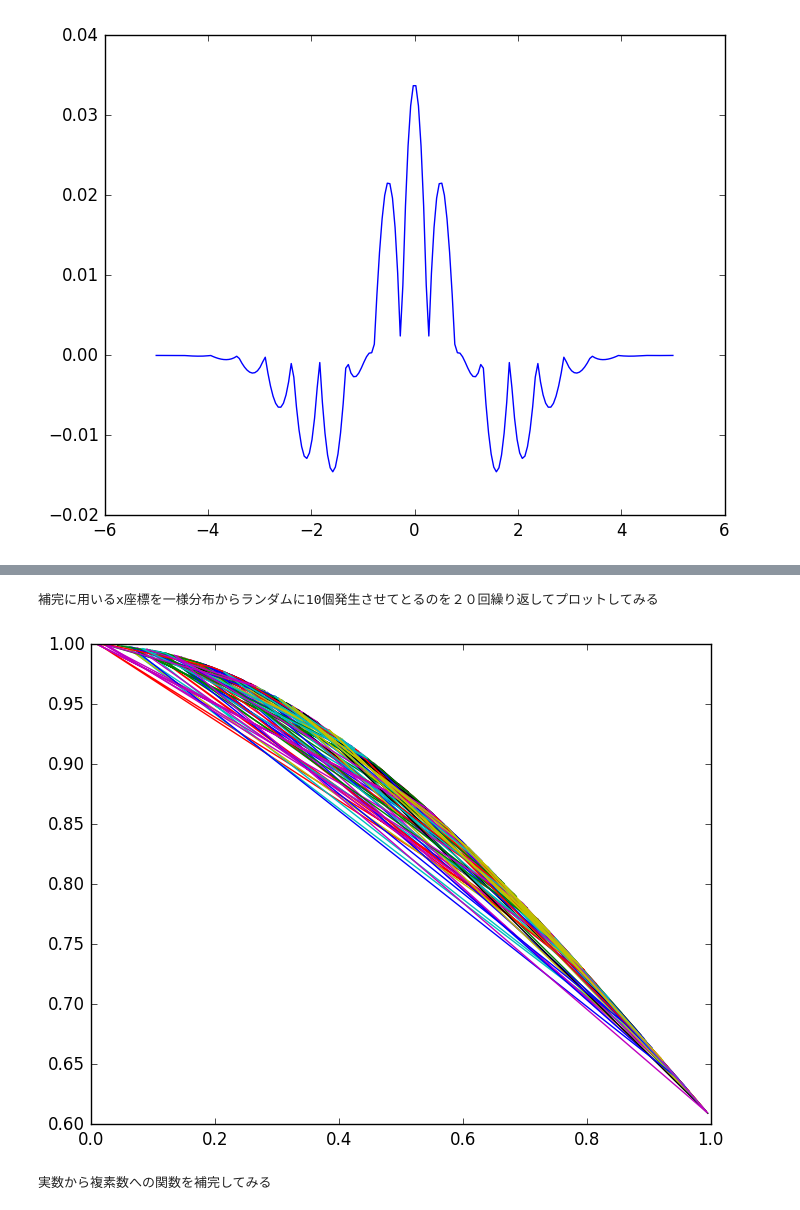
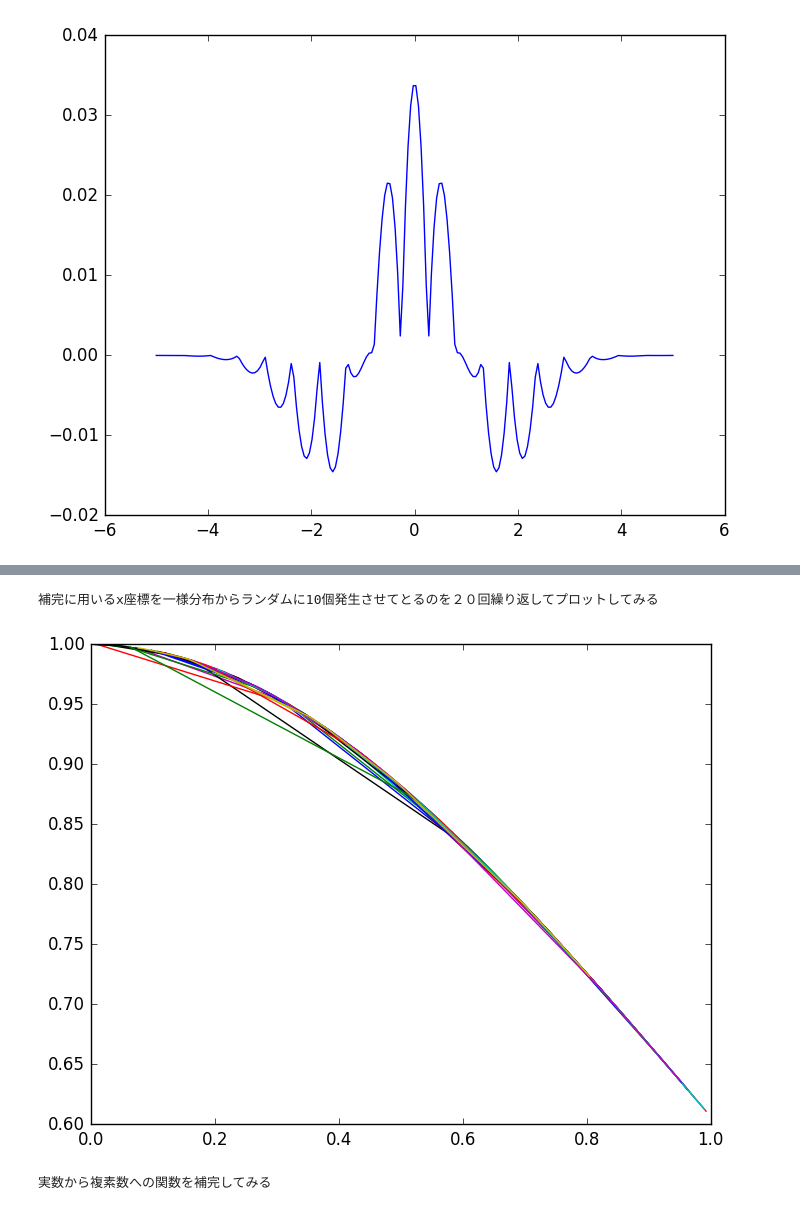
Before and after one commit to nswa17/MyInterpolations.jl, a Jupyter notebook: interpolation.ipynb, the cells around one changed output, grey strips where cells are left out. Saved outputs shown, nothing was run; the diff lists cells and outputs as text; code cells hidden in the pictures.

```diff
--- a/interpolation.ipynb
+++ b/interpolation.ipynb
@@ -128,7 +128,7 @@ legend()
 println("用いるx座標を正規分布からランダムに10個発生させてとるのを２０回繰り返してプロットしてみる")
 
 for i in 1:20
-    cgrid = randn(10)
+    cgrid = sort(randn(10))
     cvals = exp(-1/2.*cgrid.^2)
     plot(cgrid, cvals)
 end
@@ -140,16 +140,16 @@ legend()
 # %%
 println("補完に用いるx座標を一様分布からランダムに10個発生させてとるのを２０回繰り返してプロットしてみる")
 
 for i in 1:20
-    cgrid = rand(10)
+    cgrid = sort(rand(10))
     cvals = exp(-1/2.*cgrid.^2)
     plot(cgrid, cvals)
 end
 
 legend()
 # %% [output]
 補完に用いるx座標を一様分布からランダムに10個発生させてとるのを２０回繰り返してプロットしてみる
-[figure, old version]
+[figure, new version]
 # %%
 println("実数から複素数への関数を補完してみる")
 
```
Also changed, not shown: parts of 3 cells of this notebook.
